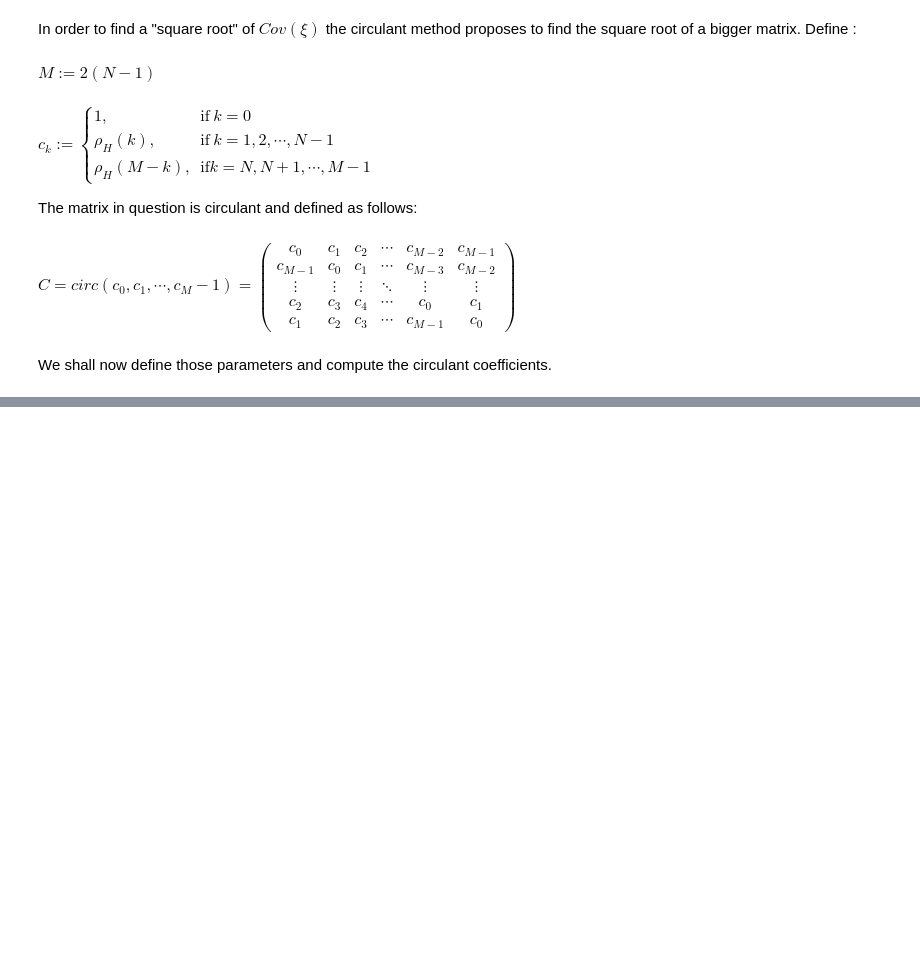
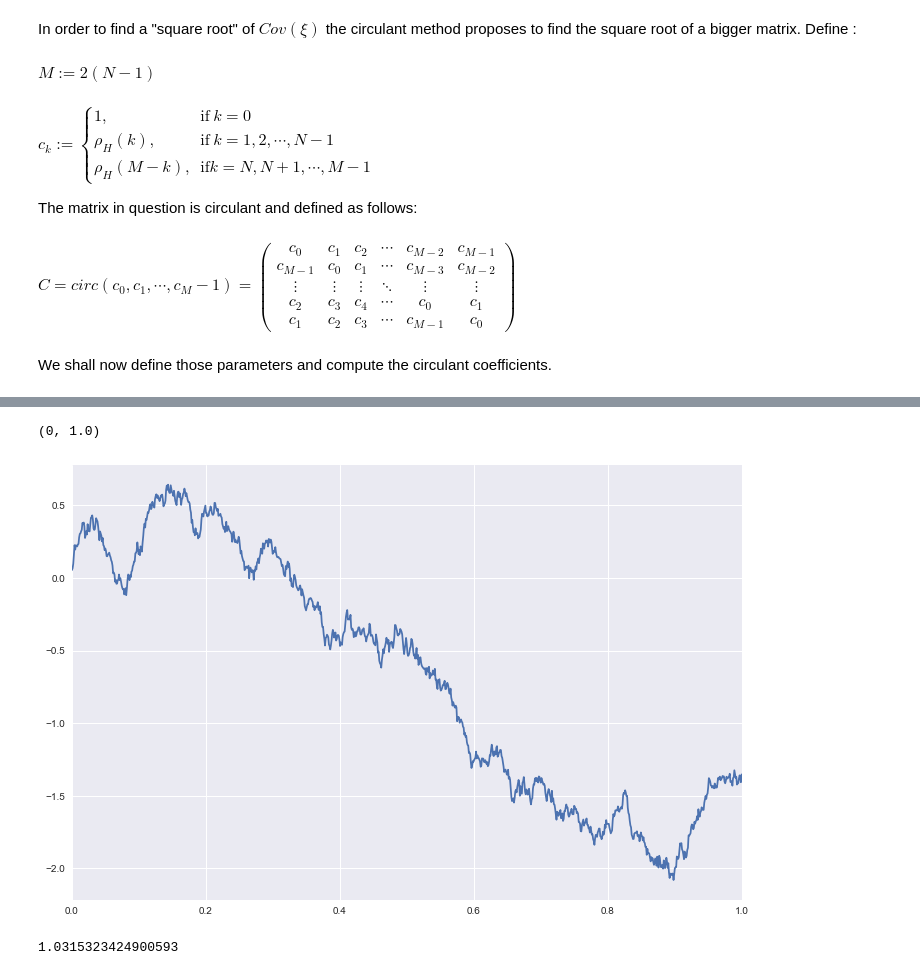
Before and after one commit to gabmis/volatility-is-rough, a Jupyter notebook: Simulation Mouvement Brownien Fractionnaire.ipynb, the cells around one changed output, grey strips where cells are left out. Drawn from its saved outputs; the diff is of its cells as text; code cells hidden in the pictures; blank space fills up the shorter version.

```diff
--- a/Simulation Mouvement Brownien Fractionnaire.ipynb
+++ b/Simulation Mouvement Brownien Fractionnaire.ipynb
@@ -157,0 +184,17 @@ NameError: name 'np' is not defined
+# %%
+# brownian movement H = 0.5
+seed = 0
+rd.seed(seed)
+x = rd.normal(size=n)
+times = np.linspace(0, 1, n)
+brownian = np.sqrt(t / n) * np.cumsum(x)
+plt.figure(figsize=(12, 8))
+plt.plot(times, brownian)
+plt.xlim(0, 1.0)
+# %% [output]
+(0, 1.0)
+[figure, added]
+# %%
+np.sum((brownian[:-1]-brownian[1:])**2)
+# %% [output]
+1.0315323424900593
```
Also changed, not shown: parts of 12 cells of this notebook.
